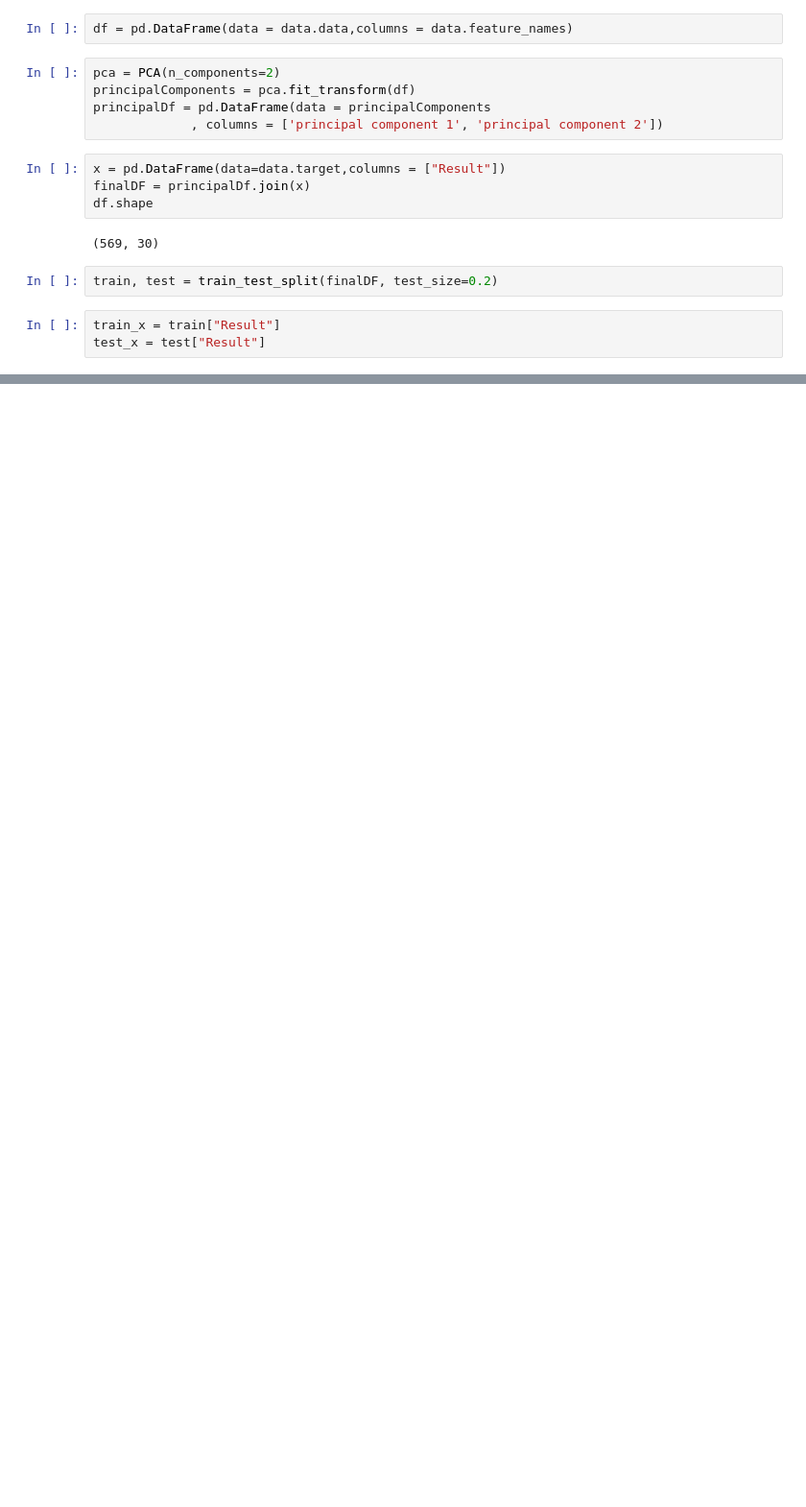
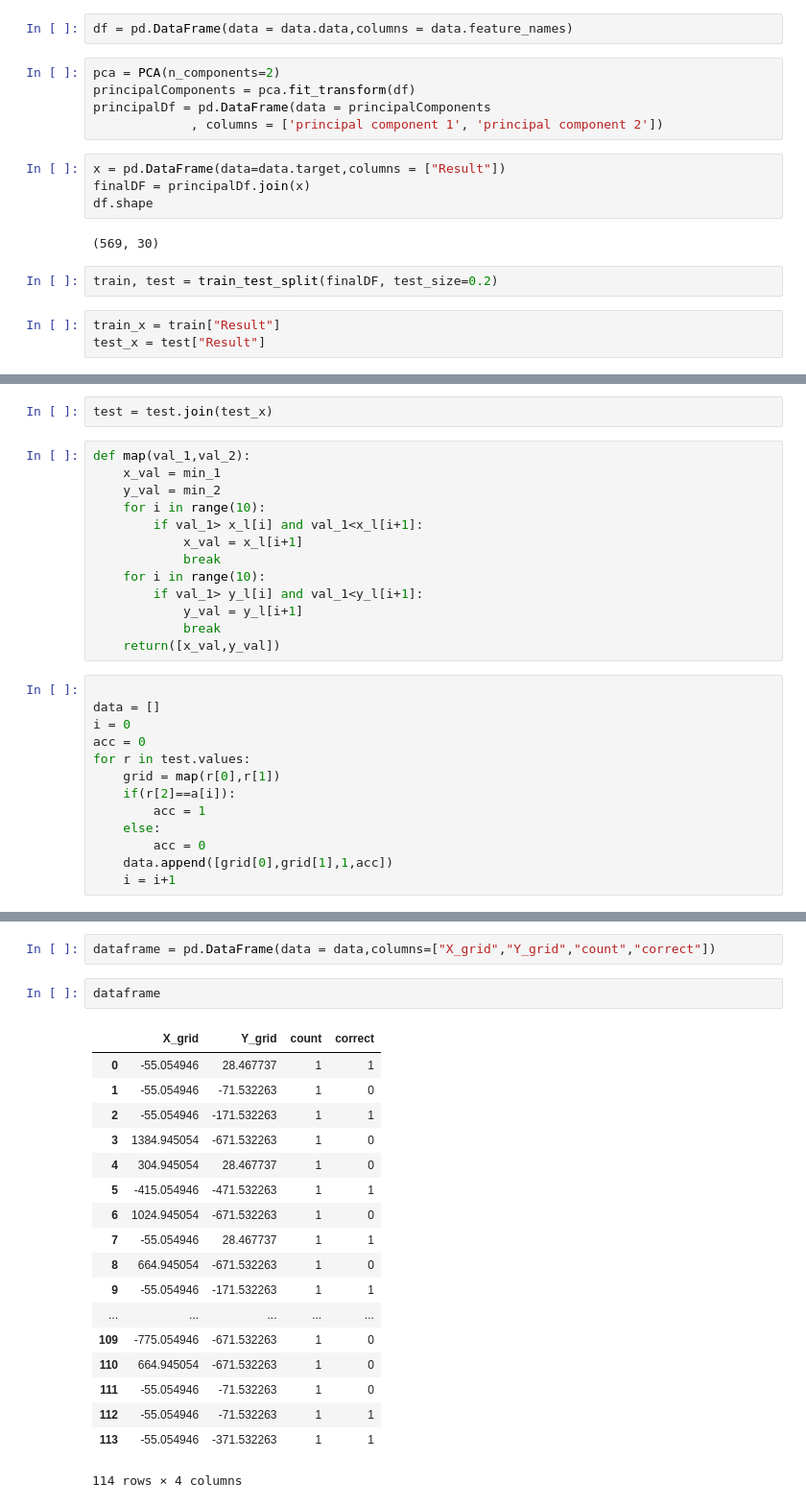
Before and after one commit to apoorva-sh/zodiac-experiments, a Jupyter notebook: experiments.ipynb, the cells around one changed output, grey strips where cells are left out. Shown at 96% size. Cells and saved outputs as stored; diff of their text form; blank space fills up the shorter version.

Commit message:
accuracy score per grid (unmapped)

```diff
--- a/experiments.ipynb
+++ b/experiments.ipynb
@@ -67,0 +192,28 @@ ax.grid()
+# %%
+test = test.join(test_x)
+# %%
+def map(val_1,val_2):
+    x_val = min_1
+    y_val = min_2
+    for i in range(10):
+        if val_1> x_l[i] and val_1<x_l[i+1]:
+            x_val = x_l[i+1]
+            break
+    for i in range(10):
+        if val_1> y_l[i] and val_1<y_l[i+1]:
+            y_val = y_l[i+1]
+            break
+    return([x_val,y_val])
+# %%
+
+data = []
+i = 0
+acc = 0
+for r in test.values:
+    grid = map(r[0],r[1])
+    if(r[2]==a[i]):
+        acc = 1
+    else:
+        acc = 0
+    data.append([grid[0],grid[1],1,acc])
+    i = i+1
@@ -67,0 +240,23 @@ ax.grid()
+# %%
+dataframe = pd.DataFrame(data = data,columns=["X_grid","Y_grid","count","correct"])
+# %%
+dataframe
+# %% [output]
+|  | X_grid | Y_grid | count | correct |
+| 0 | -55.054946 | 28.467737 | 1 | 1 |
+| 1 | -55.054946 | -71.532263 | 1 | 0 |
+| 2 | -55.054946 | -171.532263 | 1 | 1 |
+| 3 | 1384.945054 | -671.532263 | 1 | 0 |
+| 4 | 304.945054 | 28.467737 | 1 | 0 |
+| 5 | -415.054946 | -471.532263 | 1 | 1 |
+| 6 | 1024.945054 | -671.532263 | 1 | 0 |
+| 7 | -55.054946 | 28.467737 | 1 | 1 |
+| 8 | 664.945054 | -671.532263 | 1 | 0 |
+| 9 | -55.054946 | -171.532263 | 1 | 1 |
+| ... | ... | ... | ... | ... |
+| 109 | -775.054946 | -671.532263 | 1 | 0 |
+| 110 | 664.945054 | -671.532263 | 1 | 0 |
+| 111 | -55.054946 | -71.532263 | 1 | 0 |
+| 112 | -55.054946 | -71.532263 | 1 | 1 |
+| 113 | -55.054946 | -371.532263 | 1 | 1 |
+114 rows × 4 columns
```
Also changed, not shown: parts of 20 cells of this notebook.
